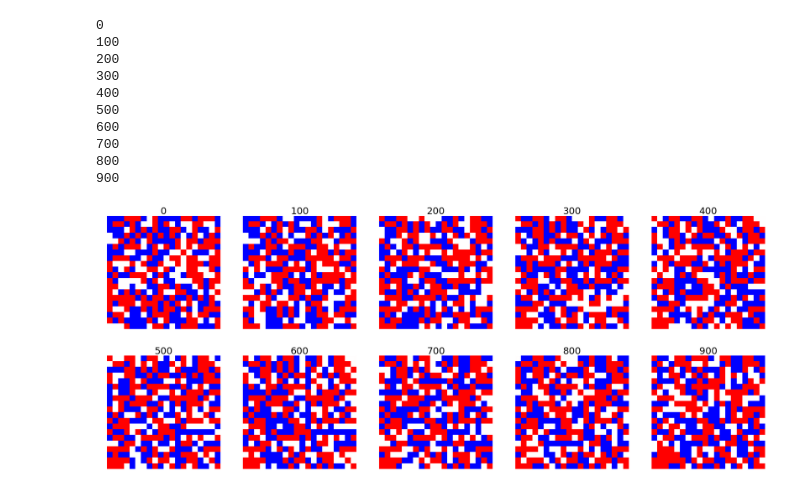
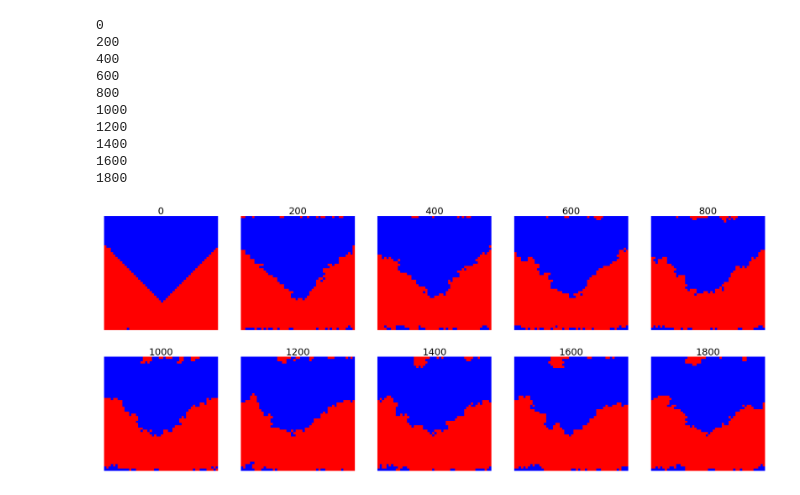
Before and after one commit to canigocallau/Schelling-model, a Jupyter notebook: Schelling model.ipynb, the cells around one changed output. Cells and saved outputs as stored; diff of their text form; code cells hidden in the pictures.

```diff
--- a/Schelling model.ipynb
+++ b/Schelling model.ipynb
@@ -34,8 +34,8 @@ def peakconfig(L,empty,typefrac,amplitude):
             if (rnd1<empty):
                 grid[j][i]=0
             else:
-                if ((i<L/2 and j>typefrac*L+amplitude*(i-L/4)) or
-                   (i>=L/2 and j>=typefrac*L-amplitude*(i-3*L/4))):
+                if ((i<L/2 and j>typefrac*L+2*amplitude*(i-L/4)) or
+                   (i>=L/2 and j>=typefrac*L-2*amplitude*(i-3*L/4))):
                     grid[j][i]=1
                 else:
                     grid[j][i]=-1
@@ -97,32 +101,29 @@ def stepfunction_nopbc(grid,L,i,j,x):
     return utility
 # %%
 # funtions to choose the method of moving unsatisfied agents
-def toempty(i,j,d,grid,L,utility,x):
-    # move a given agent to an empty cell if the distance is less than d
+def toempty(i,j,grid,d,L,utility,x):
+    # find an empty cell for a given agent if the distance is less than d
+    # and returns the position of the former empty cell and its value
     # L, utility, x not used
     exit,counter=0,0
     while (counter<1000 and exit==0):
         rndi2=rnd.randint(0,L-1)
         rndj2=rnd.randint(0,L-1)
         if (grid[rndi2][rndj2]==0 and (i-rndi2)**2+(j-rndj2)**2<d**2):
-            grid[rndi2][rndj2]=grid[i][j]
-            grid[i][j]=0
             exit=1
         counter+=1
-    return grid
-def swap(i,j,d,grid,L,utility,x):
-    # swap the positions of two unsatisfied agents if the distance between them is less than d
+    return rndi2,rndj2,0
+def swap(i,j,grid,d,L,utility,x):
+    # find an unsatisfied agent to swap positions for a given agent if the distance between them is less than d
+    # and returns the position of the agent found for the swap and its value
     exit,counter=0,0
     while (counter<1000 and exit==0):
         rndi2=rnd.randint(0,L-1)
         rndj2=rnd.randint(0,L-1)
-        if (utility(grid,L,rndi2,rndj2,x)==0 and grid[rndi2][rndj2]*grid[i][j]==-1 and (i-rndi2)**2+(j-rndj2)**2<d**2):
-            a=grid[i][j]
-            grid[i][j]=grid[rndi2][rndj2]
-            grid[rndi2][rndj2]=a
+        if (utility(grid,L,rndi2,rndj2,x)==0 and grid[rndi2][rndj2]*grid[i][j]<=0 and (i-rndi2)**2+(j-rndj2)**2<d**2):
             exit=1
         counter+=1
-    return
+    return rndi2,rndj2,grid[rndi2][rndj2]
 # %%
 def schelling(L,steps,initialconfig,empty,typefrac,amplitude,utility,x,move,d):
     # L: size of the sides of the square grid (any integer)
@@ -130,9 +131,9 @@ def schelling(L,steps,initialconfig,empty,typefrac,amplitude,utility,x,move,d):
     # initialconfig: function for choosing the initial configuration (randomconfig,peakconfig,sinconfig)
         # empty: fraction of empty cells (0 to 1)
         # typefrac: fraction of cells with one of the types (0 to 1)
-        # amplitude: amplitude of the function, if needed (0 to 1)
+        # amplitude: amplitude of the function, if needed (0 to inf, but better to 1)
     # utility: function that dictates whether the agents are satisfied or not (stepfunction_pbc,stepfunction_nopbc)
-        # x: tolerance of satisfaction (0 to 8)
+        # x: maximum fraction of dissimilar neighbours before turning dissatisfected (0 to 1)
     # move: function that dictates how to decide where to move (toempty,swap)
         # d: maximum distance that allows movement (any real)
     rows=int(len(steps)/2)
@@ -145,7 +146,9 @@ def schelling(L,steps,initialconfig,empty,typefrac,amplitude,utility,x,move,d):
             rndi=rnd.randint(0,L-1)
             rndj=rnd.randint(0,L-1)
             if (grid[rndi][rndj]!=0 and utility(grid,L,rndi,rndj,x)==0):
-                move(rndi,rndj,d,grid,L,utility,x)
+                output=move(rndi,rndj,grid,d,L,utility,x)
+                grid[output[0]][output[1]]=grid[rndi][rndj]
+                grid[rndi][rndj]=output[2]
                 exit=1
             counter+=1
         if (k in steps):
@@ -157,19 +160,19 @@ def schelling(L,steps,initialconfig,empty,typefrac,amplitude,utility,x,move,d):
     plt.show()
     return
 # %%
-schelling(L=20,steps=[100*i for i in range(10)],
-          initialconfig=randomconfig,empty=0.2,typefrac=0.5,amplitude=0.5,
-          utility=stepfunction_pbc,x=3,
-          move=toempty,d=50)
+schelling(L=50,steps=[200*i for i in range(10)],
+          initialconfig=peakconfig,empty=0.0,typefrac=0.5,amplitude=0.5,
+          utility=stepfunction_pbc,x=2/8,
+          move=swap,d=50)
 # %% [output]
 0
-100
 200
-300
 400
-500
 600
-700
 800
-900
+1000
+1200
+1400
+1600
+1800
-[figure, old version]
+[figure, new version]
```
Also changed, not shown: parts of 1 cell of this notebook.
